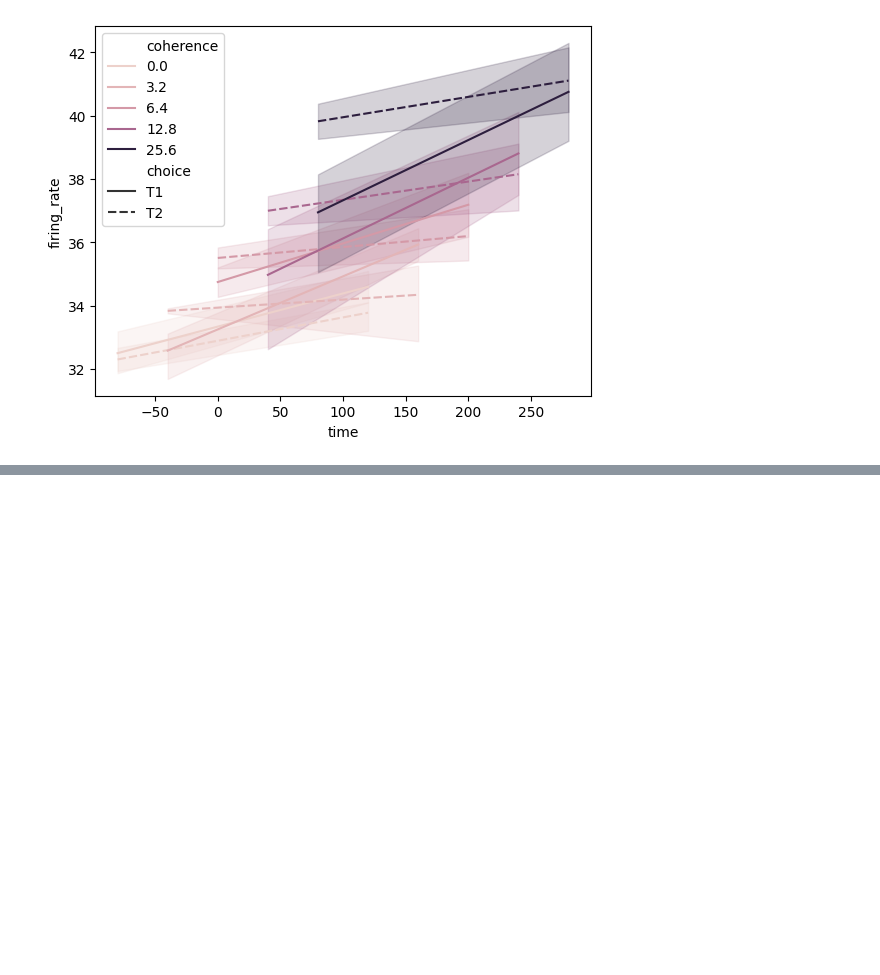
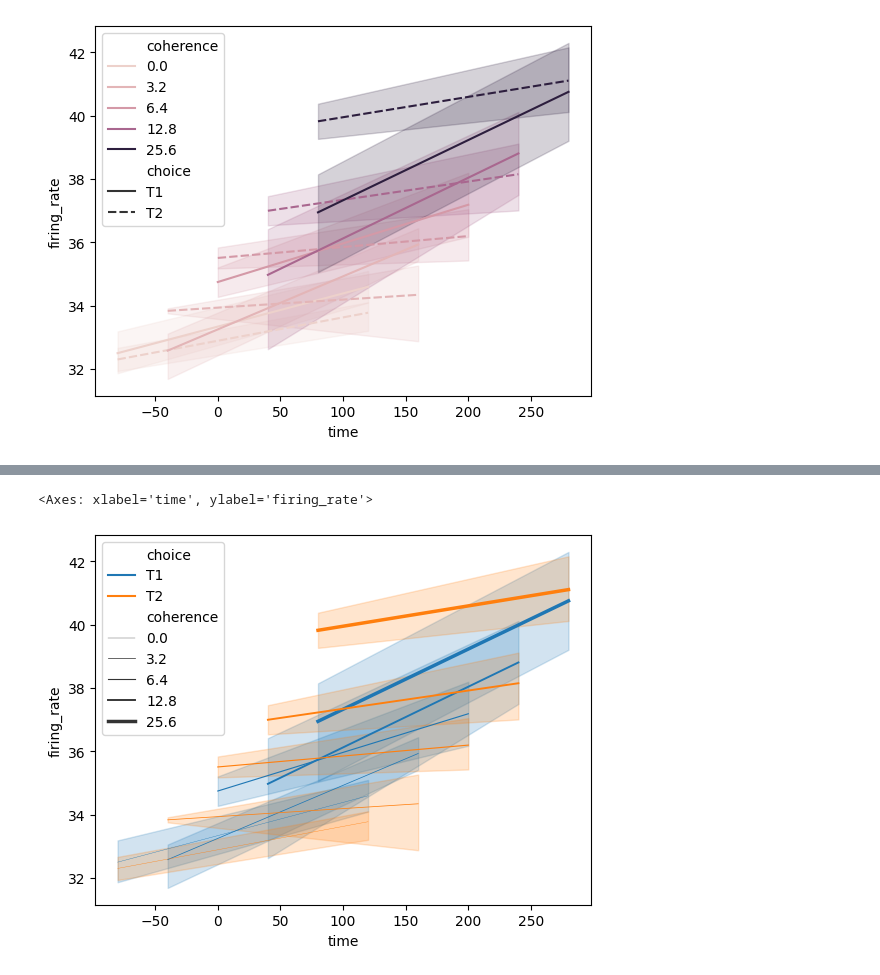
Before and after one commit to SUCCESSneeded/drive-seaborn, a Jupyter notebook: sea1subplot.ipynb, the cells around one changed output, grey strips where cells are left out. Saved outputs shown, nothing was run; the diff lists cells and outputs as text; code cells hidden in the pictures; blank space fills up the shorter version.

```diff
--- a/sea1subplot.ipynb
+++ b/sea1subplot.ipynb
@@ -515,0 +538,10 @@ palette="Reds" '''
+# %%
+#Pass a a tuple, sizes=(smallest, largest), to control the range of linewidths used to map the size semantic:
+sns.lineplot(
+    data=dots, x="time", y="firing_rate",
+    size="coherence", hue="choice",
+    sizes=(.25, 2.5)
+)
+# %% [output]
+<Axes: xlabel='time', ylabel='firing_rate'>
+[figure, added]
```
Also changed, not shown: parts of 18 cells of this notebook.
